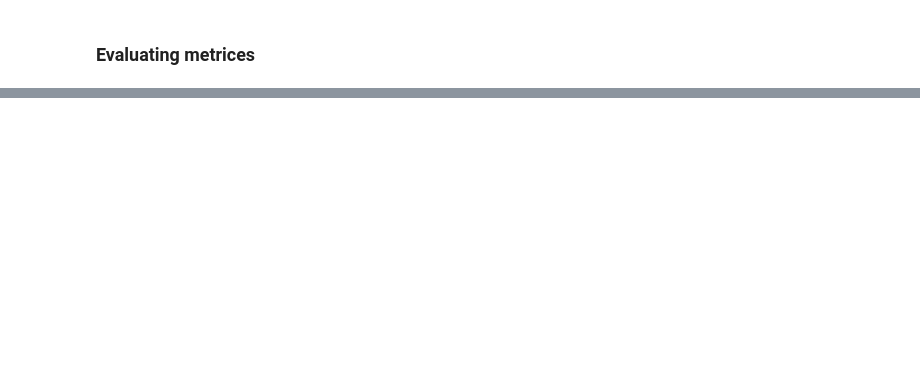
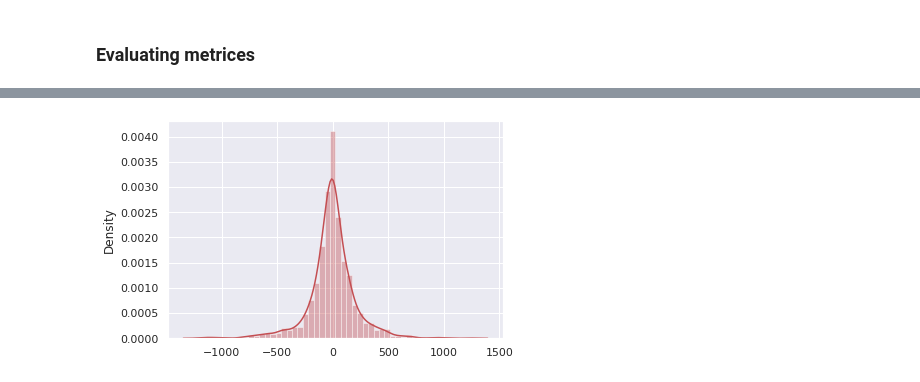
Before and after one commit to Kedarpatil24/Bike-Sharing-and-Demand-Prediction, a Jupyter notebook: Bike_Sharing_and_Demand_Prediction.ipynb, the cells around one changed output, grey strips where cells are left out. Saved outputs shown, nothing was run; the diff lists cells and outputs as text; code cells hidden in the pictures; blank space fills up the shorter version.

```diff
--- a/Bike_Sharing_and_Demand_Prediction.ipynb
+++ b/Bike_Sharing_and_Demand_Prediction.ipynb
@@ -1919,0 +2020,8 @@ Adjusted R2 :  0.851
+# %%
+#Resiual error
+resi_XG = y_test_tree-XGB_y_pred_test
+# %%
+sns.distplot(resi_XG,color='r')
+plt.show()
+# %% [output]
+[figure, added]
```
Also changed, not shown: parts of 32 cells of this notebook.
